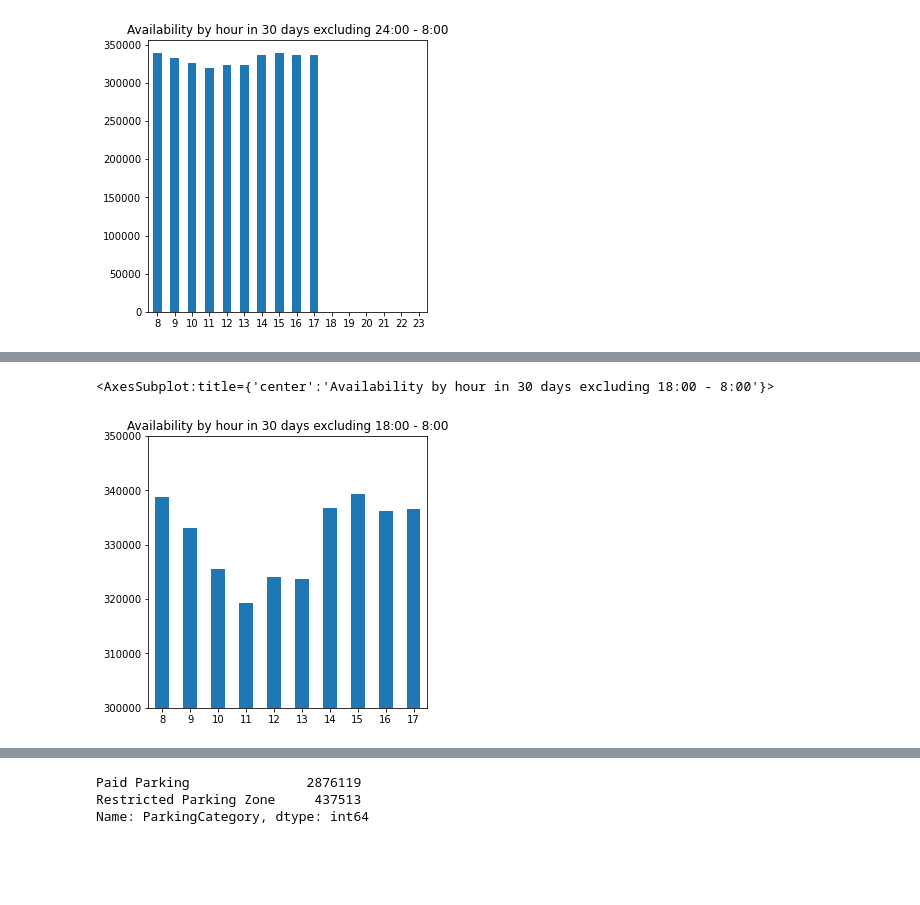
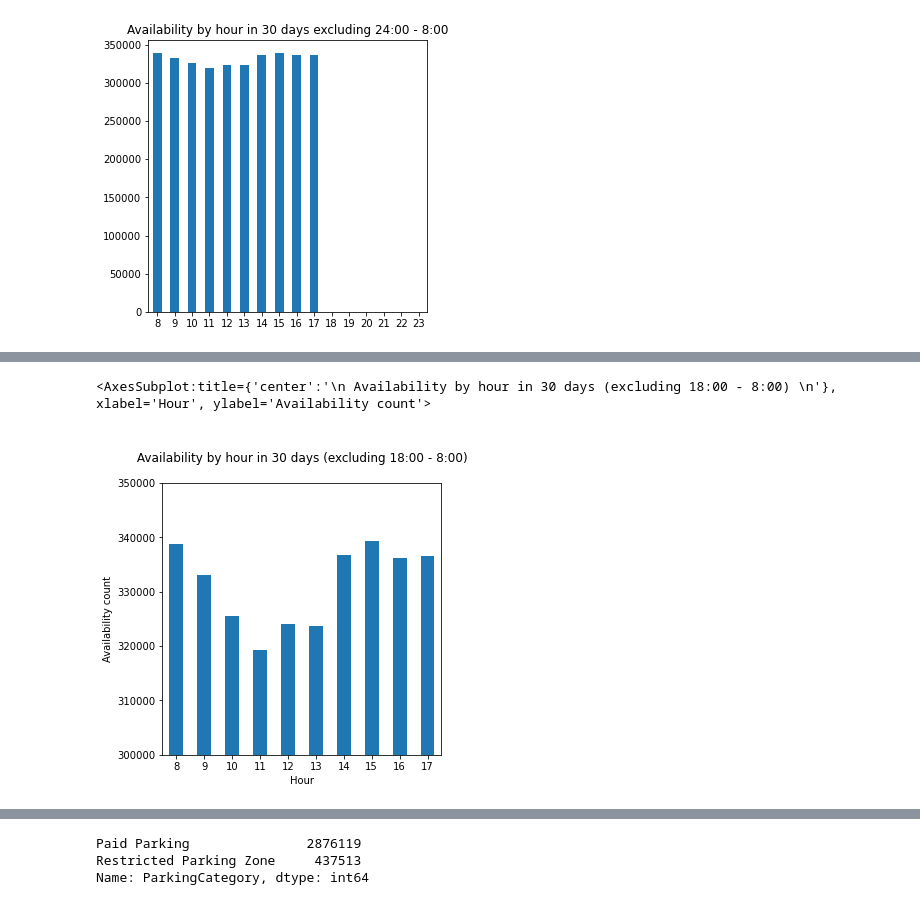
Before and after one commit to binhuiyun/cs6220-data-project, a Jupyter notebook: parking/data_visualization.ipynb, the cells around one changed output, grey strips where cells are left out. Saved outputs shown, nothing was run; the diff lists cells and outputs as text; code cells hidden in the pictures; blank space fills up the shorter version.

```diff
--- a/parking/data_visualization.ipynb
+++ b/parking/data_visualization.ipynb
@@ -70,5 +118,7 @@ hour.plot.bar(title="Availability by hour in 30 days excluding 24:00 - 8:00", ro
 # %%
-hour[:-6].plot.bar(title="Availability by hour in 30 days excluding 18:00 - 8:00", rot=0, ylim=(300000,350000), figsize=(5, 5))
+hour[:-6].plot.bar( xlabel='Hour', ylabel='Availability count',
+    title="\n Availability by hour in 30 days (excluding 18:00 - 8:00) \n",
+    rot=0, ylim=(300000,350000), figsize=(5, 5))
 # %% [output]
-<AxesSubplot:title={'center':'Availability by hour in 30 days excluding 18:00 - 8:00'}>
+<AxesSubplot:title={'center':'\n Availability by hour in 30 days (excluding 18:00 - 8:00) \n'}, xlabel='Hour', ylabel='Availability count'>
-[figure, old version]
+[figure, new version]
```
Also changed, not shown: parts of 14 cells of this notebook.
